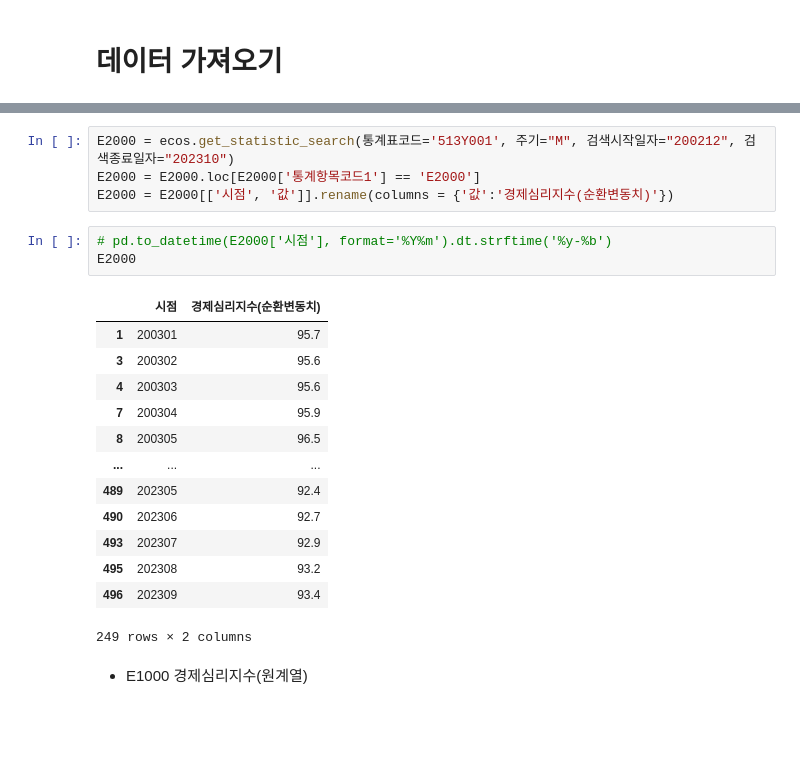
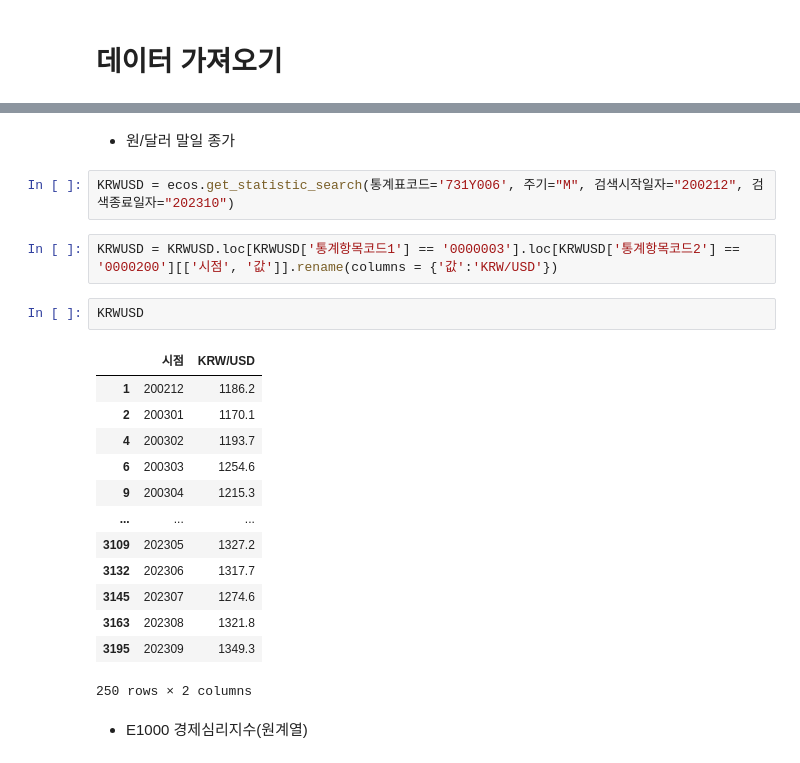
Before and after one commit to Jay-hook/mine, a Jupyter notebook: MonthlyCrawling.ipynb, the cells around one changed output, grey strips where cells are left out. Drawn from its saved outputs; the diff is of its cells as text; blank space fills up the shorter version.

```diff
--- a/MonthlyCrawling.ipynb
+++ b/MonthlyCrawling.ipynb
@@ -60,24 +56,25 @@ Requirement already satisfied: six>=1.5 in c:\users\jay_hook\appdata\roaming\pyt
-# %%
-E2000 = ecos.get_statistic_search(통계표코드='513Y001', 주기="M", 검색시작일자="200212", 검색종료일자="202310")
-E2000 = E2000.loc[E2000['통계항목코드1'] == 'E2000']
-E2000 = E2000[['시점', '값']].rename(columns = {'값':'경제심리지수(순환변동치)'})
-# %%
-# pd.to_datetime(E2000['시점'], format='%Y%m').dt.strftime('%y-%b')
-E2000
-# %% [output]
-|  | 시점 | 경제심리지수(순환변동치) |
-| 1 | 200301 | 95.7 |
-| 3 | 200302 | 95.6 |
-| 4 | 200303 | 95.6 |
-| 7 | 200304 | 95.9 |
-| 8 | 200305 | 96.5 |
-| ... | ... | ... |
-| 489 | 202305 | 92.4 |
-| 490 | 202306 | 92.7 |
-| 493 | 202307 | 92.9 |
-| 495 | 202308 | 93.2 |
-| 496 | 202309 | 93.4 |
-249 rows × 2 columns
+# %% [markdown]
+- 원/달러 말일 종가
+# %%
+KRWUSD = ecos.get_statistic_search(통계표코드='731Y006', 주기="M", 검색시작일자="200212", 검색종료일자="202310")
+# %%
+KRWUSD = KRWUSD.loc[KRWUSD['통계항목코드1'] == '0000003'].loc[KRWUSD['통계항목코드2'] == '0000200'][['시점', '값']].rename(columns = {'값':'KRW/USD'})
+# %%
+KRWUSD
+# %% [output]
+|  | 시점 | KRW/USD |
+| 1 | 200212 | 1186.2 |
+| 2 | 200301 | 1170.1 |
+| 4 | 200302 | 1193.7 |
+| 6 | 200303 | 1254.6 |
+| 9 | 200304 | 1215.3 |
+| ... | ... | ... |
+| 3109 | 202305 | 1327.2 |
+| 3132 | 202306 | 1317.7 |
+| 3145 | 202307 | 1274.6 |
+| 3163 | 202308 | 1321.8 |
+| 3195 | 202309 | 1349.3 |
+250 rows × 2 columns
 # %% [markdown]
 - E1000 경제심리지수(원계열)
 # %%
```
Also changed, not shown: parts of 11 cells of this notebook, 4 other files.
